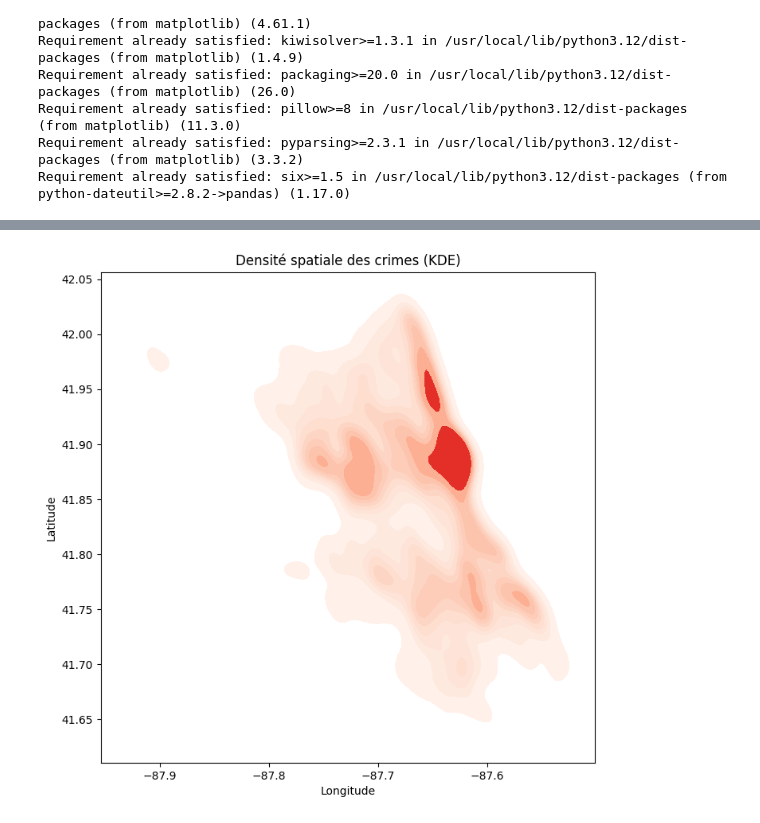
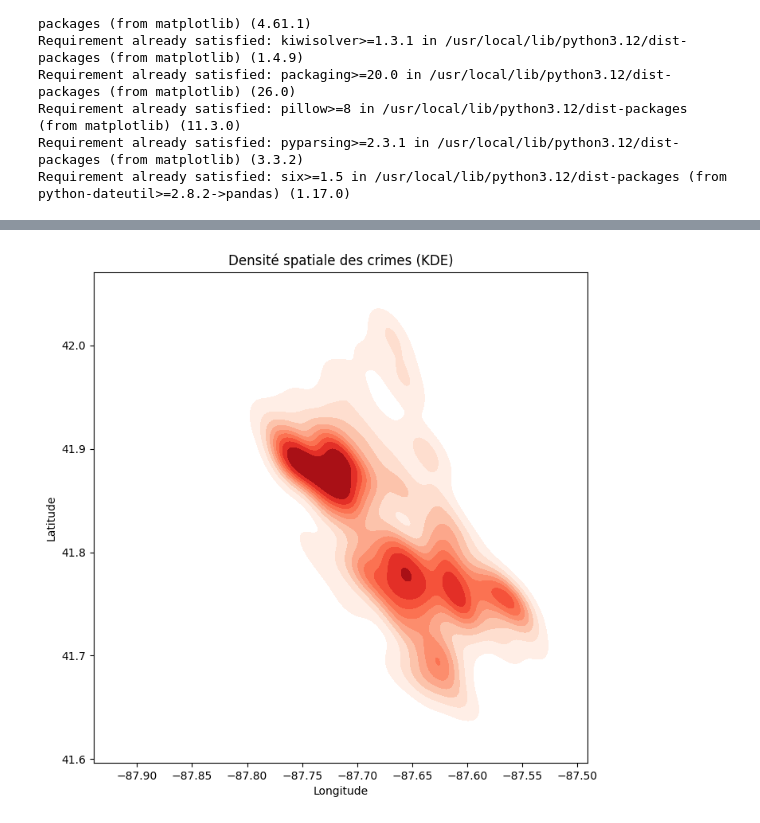
Before and after one commit to lejejefr/ECM_2526_FinalProject, a Jupyter notebook: Scripts/EDA.ipynb, the cells around one changed output, grey strips where cells are left out. Drawn from its saved outputs; the diff is of its cells as text; code cells hidden in the pictures.

```diff
--- a/Scripts/EDA.ipynb
+++ b/Scripts/EDA.ipynb
@@ -24,7 +24,7 @@ import pandas as pd
 import seaborn as sns
 import matplotlib.pyplot as plt
 # %%
-url = 'https://raw.githubusercontent.com/lejejefr/ECM_2526_FinalProject/refs/heads/main/Data/FullCrimeData/Crime_24-25.csv'
+url = 'https://raw.githubusercontent.com/lejejefr/ECM_2526_FinalProject/refs/heads/main/Data/RawData.csv'
 df = pd.read_csv(url)
 df.head()
 # %% [output]
@@ -111,13 +149,13 @@ plt.show()
 # %%
 plt.figure(figsize=(8, 8))
 sns.kdeplot(
-    data=df,
+    data=df[df['Longitude'] > -90],
     x="Longitude",
     y="Latitude",
     fill=True,
     cmap="Reds"
 )
 plt.title("Densité spatiale des crimes (KDE)")
 plt.show()
 # %% [output]
-[figure, old version]
+[figure, new version]
```
Also changed, not shown: parts of 7 cells of this notebook.
